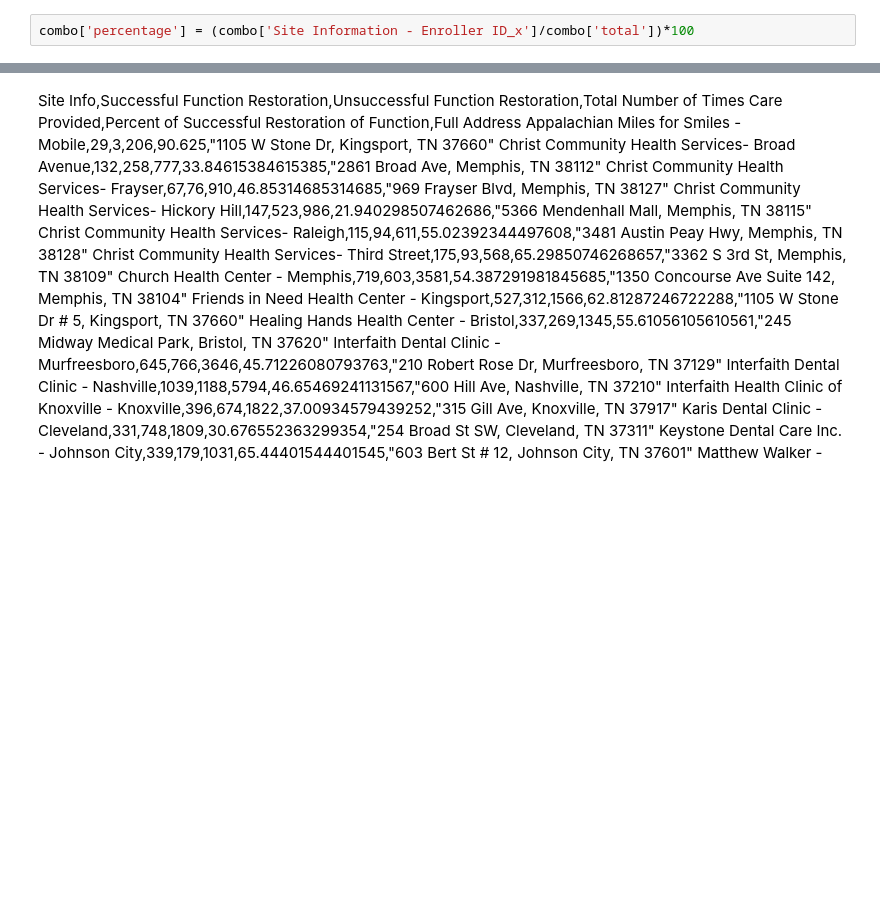
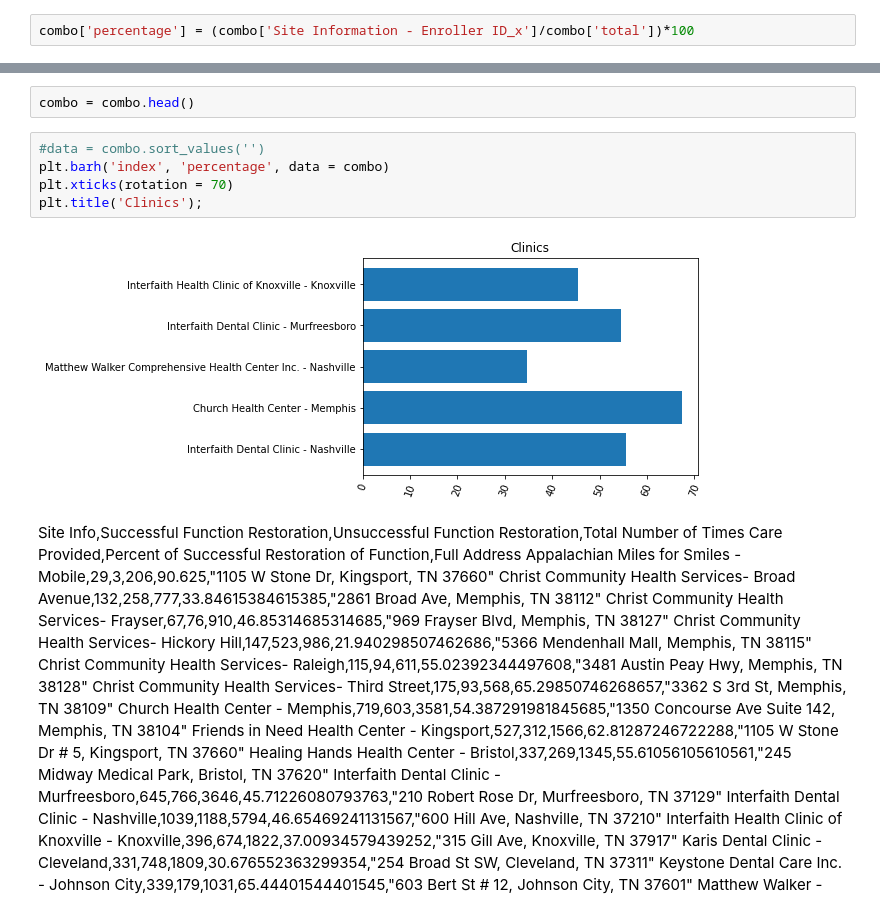
Before and after one commit to bsfcs/smile-on-aquaman, a Jupyter notebook: notebooks/SmileOn_EDA .ipynb, the cells around one changed output, grey strips where cells are left out. Cells and saved outputs as stored; diff of their text form; blank space fills up the shorter version.

```diff
--- a/notebooks/SmileOn_EDA .ipynb
+++ b/notebooks/SmileOn_EDA .ipynb
@@ -245,5 +247,14 @@ combo
 | 27 | Neighborhood Health - Mission/Nas... | 8 | 4 | 12 | 66.666667 |
 | 28 | Meharry Mobile Dental Clinic | 3 | 7 | 10 | 30.000000 |
+# %%
+combo = combo.head()
+# %%
+#data = combo.sort_values('')
+plt.barh('index', 'percentage', data = combo)
+plt.xticks(rotation = 70)
+plt.title('Clinics');
+# %% [output]
+[figure, added]
 # %% [markdown]
 Site Info,Successful Function Restoration,Unsuccessful Function Restoration,Total Number of Times Care Provided,Percent of Successful Restoration of Function,Full Address
 Appalachian Miles for Smiles - Mobile,29,3,206,90.625,"1105 W Stone Dr, Kingsport, TN 37660"
```
Also changed, not shown: parts of 2 cells of this notebook.
